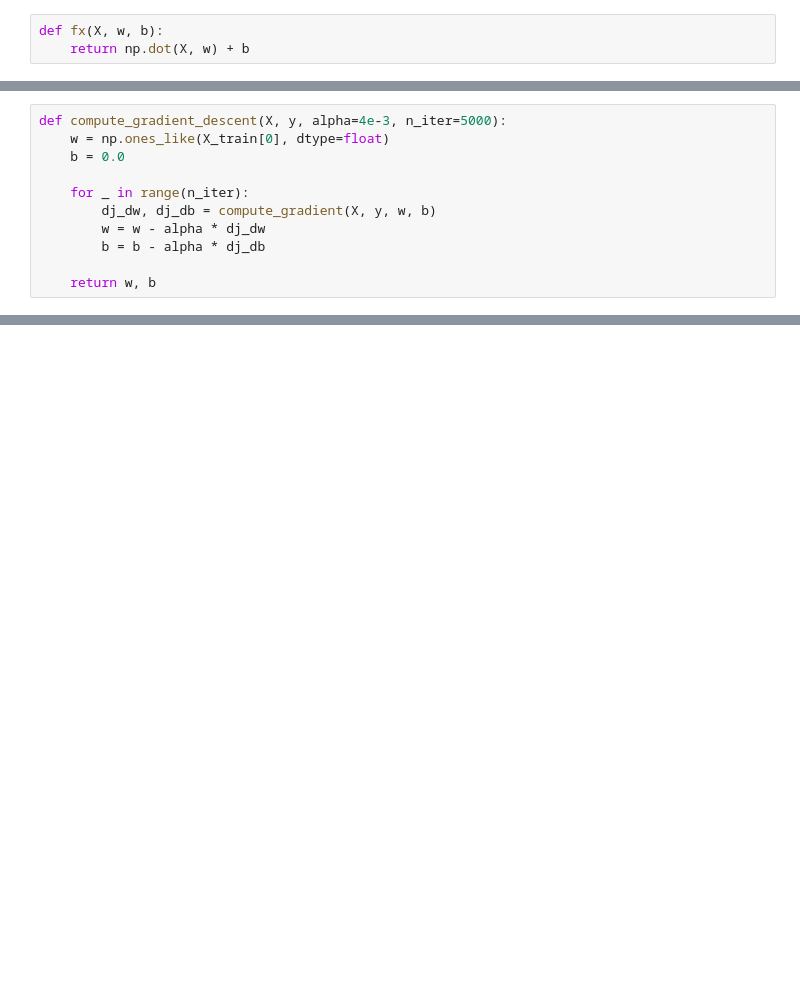
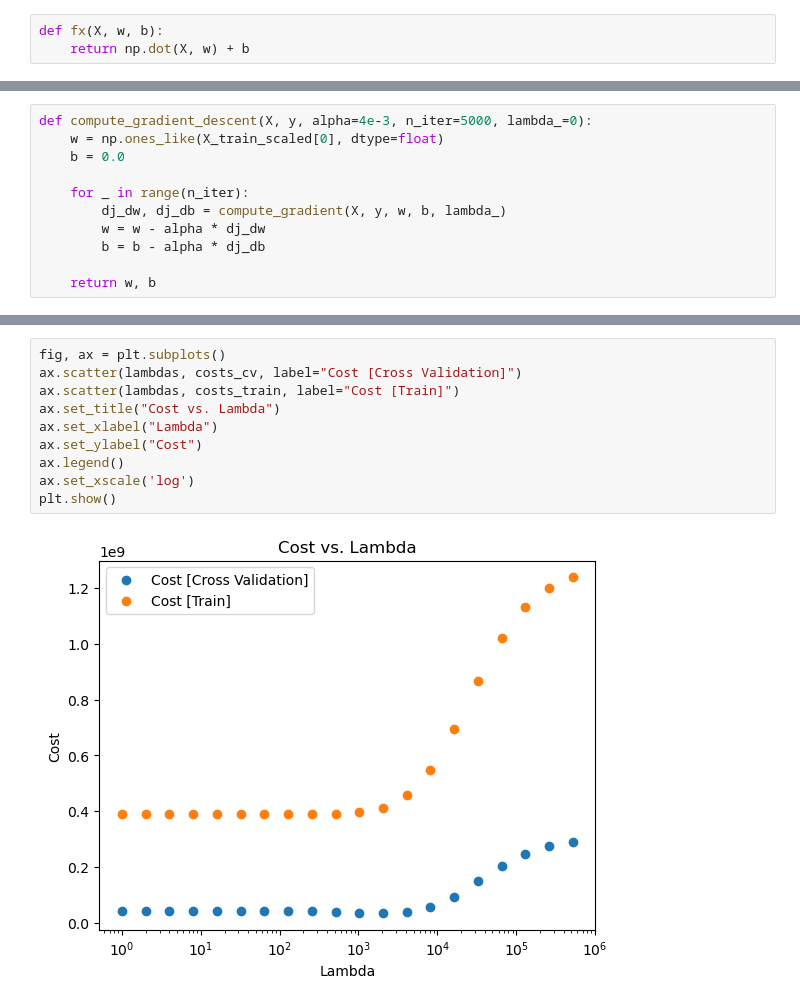
Before and after one commit to hong-lai/ml-nb, a Jupyter notebook: 8. gradient_descent_review.ipynb, the cells around one changed output, grey strips where cells are left out. Saved outputs shown, nothing was run; the diff lists cells and outputs as text; blank space fills up the shorter version.

```diff
--- a/8. gradient_descent_review.ipynb
+++ b/8. gradient_descent_review.ipynb
@@ -45,12 +62,12 @@ def compute_gradient(X, y, w, b):
 
     return dj_dw, dj_db
 # %%
-def compute_gradient_descent(X, y, alpha=4e-3, n_iter=5000):
-    w = np.ones_like(X_train[0], dtype=float)
+def compute_gradient_descent(X, y, alpha=4e-3, n_iter=5000, lambda_=0):
+    w = np.ones_like(X_train_scaled[0], dtype=float)
     b = 0.0
 
     for _ in range(n_iter):
-        dj_dw, dj_db = compute_gradient(X, y, w, b)
+        dj_dw, dj_db = compute_gradient(X, y, w, b, lambda_)
         w = w - alpha * dj_dw
         b = b - alpha * dj_db
 
@@ -68 +118,13 @@ Final b: 0.16071222256800824
+# %%
+fig, ax = plt.subplots()
+ax.scatter(lambdas, costs_cv, label="Cost [Cross Validation]")
+ax.scatter(lambdas, costs_train, label="Cost [Train]")
+ax.set_title("Cost vs. Lambda")
+ax.set_xlabel("Lambda")
+ax.set_ylabel("Cost")
+ax.legend()
+ax.set_xscale('log')
+plt.show()
+# %% [output]
+[figure, added]
 # %%
```
Also changed, not shown: parts of 7 cells of this notebook.
